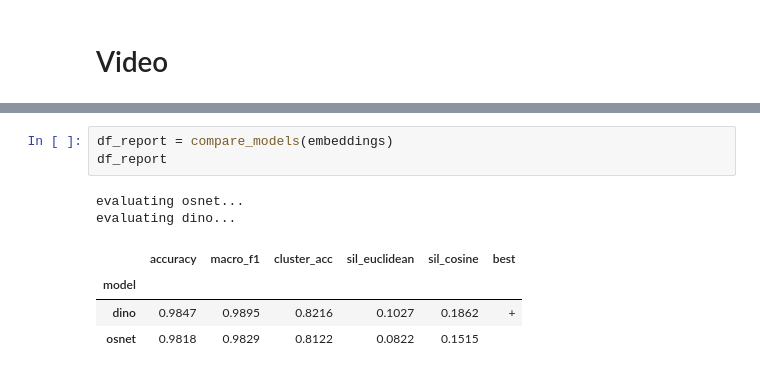
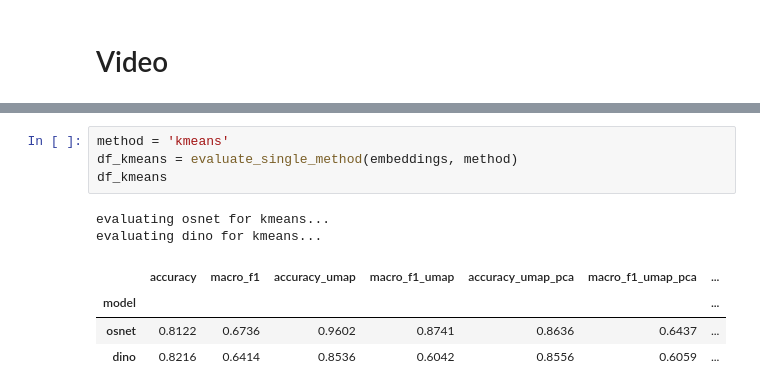
Before and after one commit to Anton9721/Football_Skoltech, a Jupyter notebook: analitics.ipynb, the cells around one changed output, grey strips where cells are left out. Cells and saved outputs as stored; diff of their text form.

```diff
--- a/analitics.ipynb
+++ b/analitics.ipynb
@@ -370,10 +504,11 @@ computing embeddings
 # %%
-df_report = compare_models(embeddings)
-df_report
+method = 'kmeans'
+df_kmeans = evaluate_single_method(embeddings, method)
+df_kmeans
 # %% [output]
-evaluating osnet...
-evaluating dino...
+evaluating osnet for kmeans...
+evaluating dino for kmeans...
-|  | accuracy | macro_f1 | cluster_acc | sil_euclidean | sil_cosine | best |
-| model |  |  |  |  |  |  |
-| dino | 0.9847 | 0.9895 | 0.8216 | 0.1027 | 0.1862 | + |
-| osnet | 0.9818 | 0.9829 | 0.8122 | 0.0822 | 0.1515 |  |
+|  | accuracy | macro_f1 | accuracy_umap | macro_f1_umap | accuracy_umap_pca | macro_f1_umap_pca | ... |
+| model |  |  |  |  |  |  | ... |
+| osnet | 0.8122 | 0.6736 | 0.9602 | 0.8741 | 0.8636 | 0.6437 | ... |
+| dino | 0.8216 | 0.6414 | 0.8536 | 0.6042 | 0.8556 | 0.6059 | ... |
```
Also changed, not shown: parts of 49 cells of this notebook, 8 other files.
